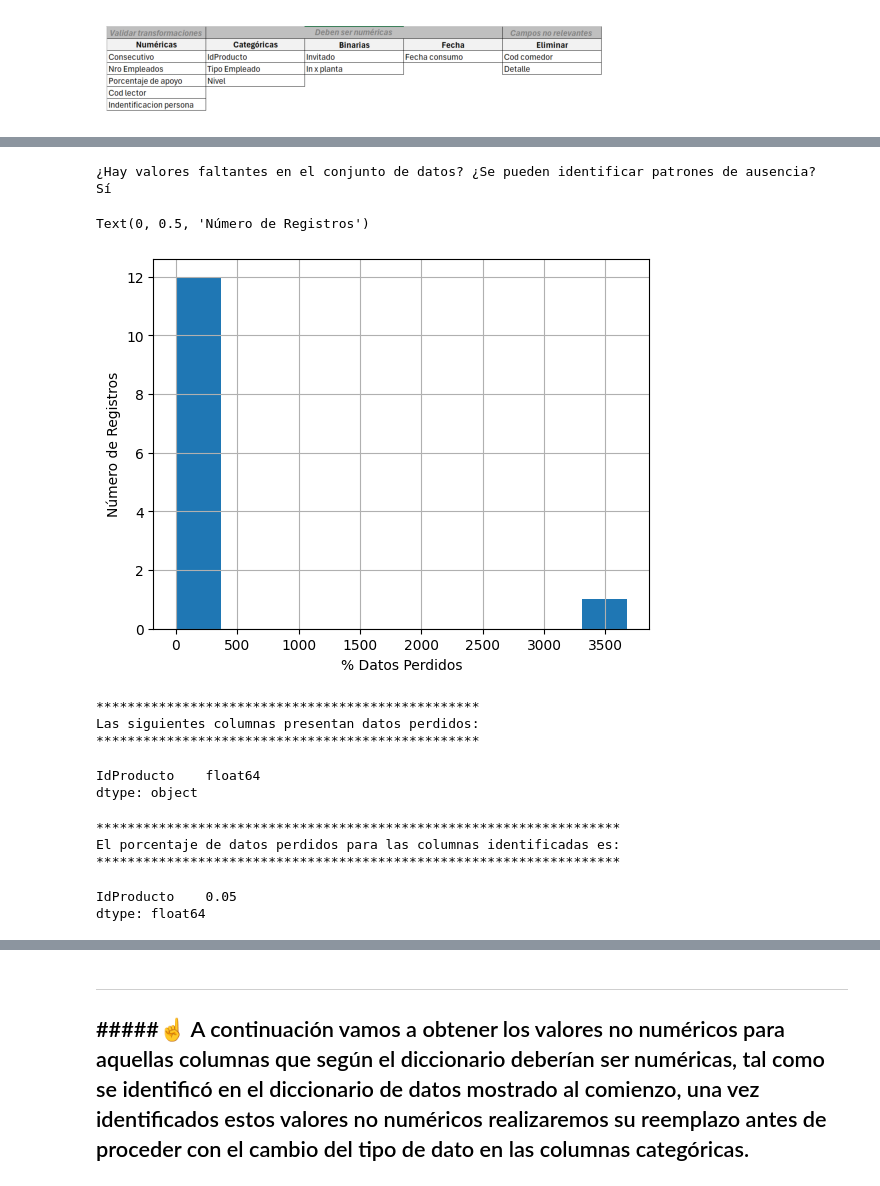
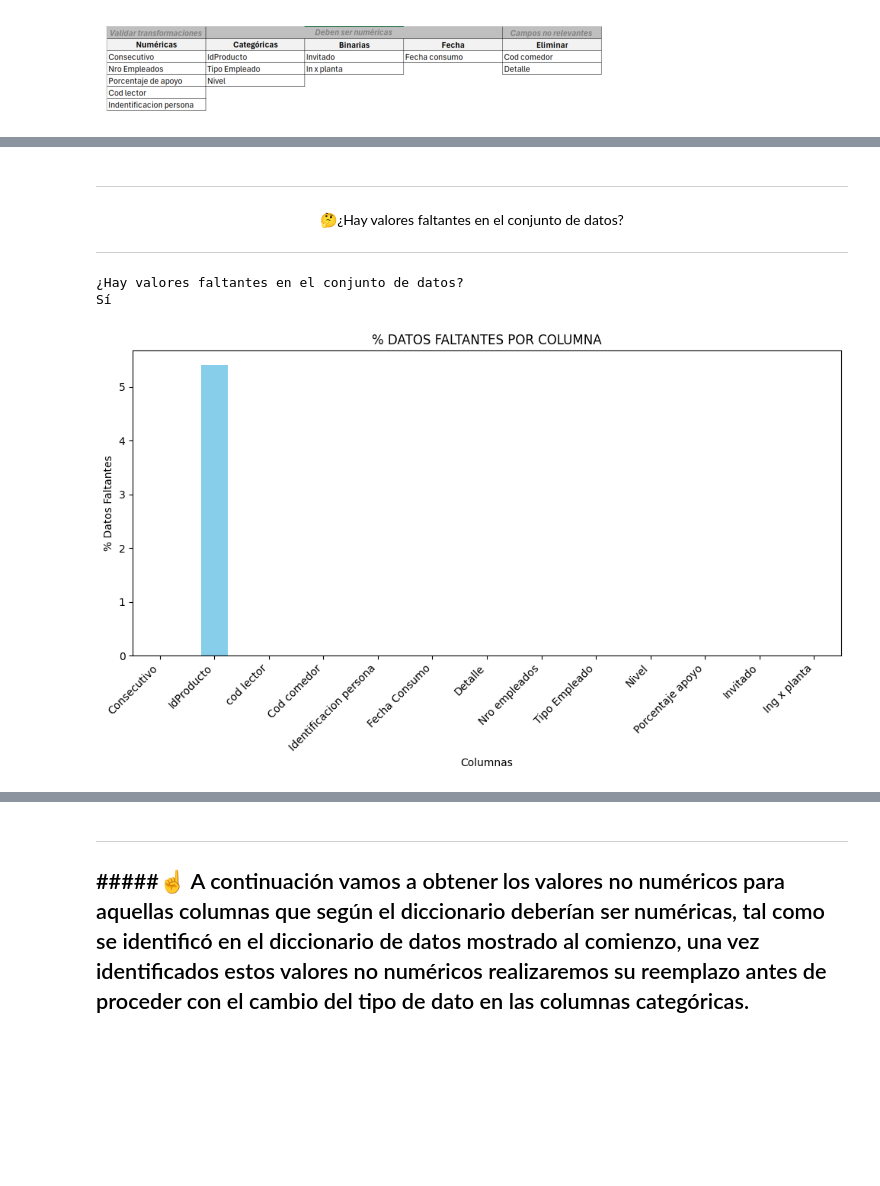
Before and after one commit to A01793509/Equipo_44, a Jupyter notebook: Avance1_44.ipynb, the cells around one changed output, grey strips where cells are left out. Drawn from its saved outputs; the diff is of its cells as text; code cells hidden in the pictures; blank space fills up the shorter version.

```diff
--- a/Avance1_44.ipynb
+++ b/Avance1_44.ipynb
@@ -52,44 +78,29 @@ plt.show()
+# %% [markdown]
+---
+<center> 🤔¿Hay valores faltantes en el conjunto de datos?</center>
+
+---
 # %%
-#Verificamos si existen datos perdidos en nuestro conjunto
-print("¿Hay valores faltantes en el conjunto de datos? ¿Se pueden identificar patrones de ausencia?")
+#Verificamos si existen valores faltantes en nuestro conjunto
+print("¿Hay valores faltantes en el conjunto de datos?")
 if (dfCasinoConsumo.isna().values.any())==True:
   print("Sí")
 else:
   print("No")
 # %% [output]
-¿Hay valores faltantes en el conjunto de datos? ¿Se pueden identificar patrones de ausencia?
+¿Hay valores faltantes en el conjunto de datos?
 Sí
-# %%
-#Graficamos con un histograma el porcentaje de datos perdidos según el número de registros
-FilasNA = dfCasinoConsumo.isna().sum(axis=0) /len(dfCasinoConsumo.columns)
-AS_FilasNA = FilasNA.hist()
-AS_FilasNA.set_xlabel('% Datos Perdidos')
-AS_FilasNA.set_ylabel('Número de Registros')
-# %% [output]
-Text(0, 0.5, 'Número de Registros')
-[figure, removed]
-# %%
-#Validamos a continuación cuales son las columnas con datos perdidos para determinar el porce
-ColumnasNA=dfCasinoConsumo.columns[dfCasinoConsumo.isna().any()].tolist()
-print("*************************************************")
-print("Las siguientes columnas presentan datos perdidos:")
-print("*************************************************")
-dfCasinoConsumo[ColumnasNA].dtypes
-# %% [output]
-*************************************************
-Las siguientes columnas presentan datos perdidos:
-*************************************************
-IdProducto    float64
-dtype: object
-# %%
-#Verificamos el porcentaje de datos perdidos por columna.
-print("*******************************************************************")
-print("El porcentaje de datos perdidos para las columnas identificadas es:")
-print("*******************************************************************")
-round(1-((dfCasinoConsumo[dfCasinoConsumo.columns[dfCasinoConsumo.isnull().any()]].count())/len(dfCasinoConsumo)),2)
-# %% [output]
-*******************************************************************
-El porcentaje de datos perdidos para las columnas identificadas es:
-*******************************************************************
-IdProducto    0.05
-dtype: float64
+# %%
+#Graficamos el porcentaje de datos faltantes por cada columna del conjunto
+columnas_valor_faltante = dfCasinoConsumo.isnull().mean() * 100
+
+plt.figure(figsize=(10, 6))
+columnas_valor_faltante.plot(kind='bar', color='skyblue')
+plt.title('% DATOS FALTANTES POR COLUMNA')
+plt.xlabel('Columnas')
+plt.ylabel('% Datos Faltantes')
+plt.xticks(rotation=45, ha='right')
+plt.tight_layout()
+plt.show()
+# %% [output]
+[figure, added]
```
Also changed, not shown: parts of 13 cells of this notebook.
